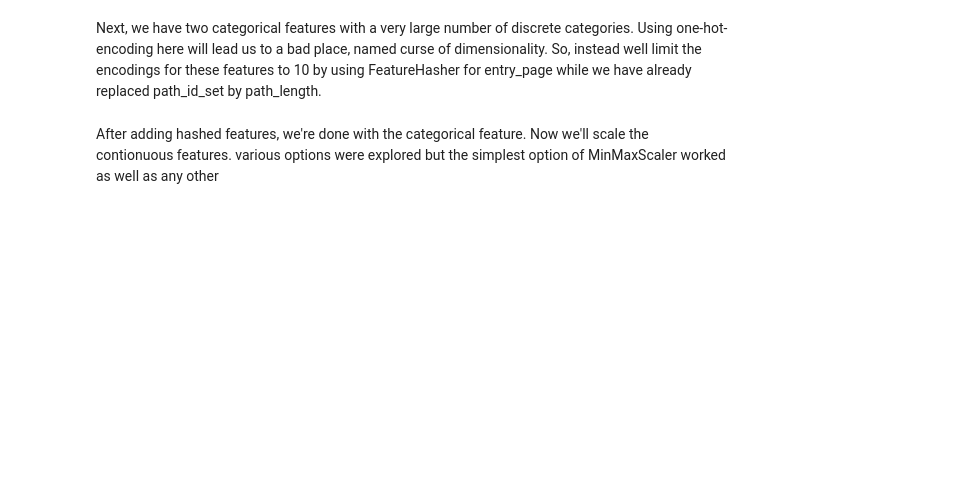
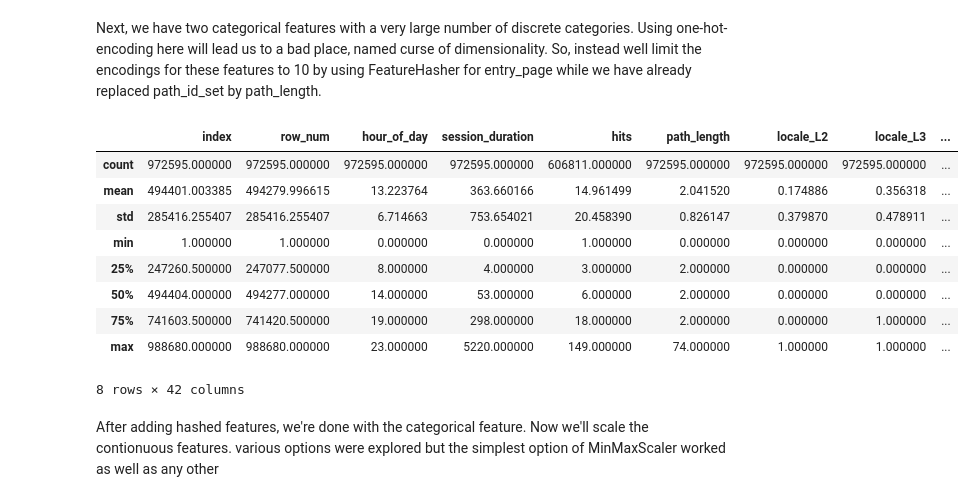
Before and after one commit to safgen/website_hits, a Jupyter notebook: data-analysis-notebook-1.ipynb, the cells around one changed output. Cells and saved outputs as stored; diff of their text form; code cells hidden in the pictures; blank space fills up the shorter version.

```diff
--- a/data-analysis-notebook-1.ipynb
+++ b/data-analysis-notebook-1.ipynb
@@ -273,7 +367,18 @@ df_encoded = pd.concat([df_encoded.drop(columns=['entry_page']), pd.DataFrame(ha
                                                                           'ep_8', 'ep_9'])], axis=1)
 # %%
 df_encoded.drop(columns=['path_id_set'], inplace=True)
-df_encoded.info()
+df_encoded.describe()
+# %% [output]
+|  | index | row_num | hour_of_day | session_duration | hits | path_length | locale_L2 | locale_L3 | ... |
+| count | 972595.000000 | 972595.000000 | 972595.000000 | 972595.000000 | 606811.000000 | 972595.000000 | 972595.000000 | 972595.000000 | ... |
+| mean | 494401.003385 | 494279.996615 | 13.223764 | 363.660166 | 14.961499 | 2.041520 | 0.174886 | 0.356318 | ... |
+| std | 285416.255407 | 285416.255407 | 6.714663 | 753.654021 | 20.458390 | 0.826147 | 0.379870 | 0.478911 | ... |
+| min | 1.000000 | 1.000000 | 0.000000 | 0.000000 | 1.000000 | 0.000000 | 0.000000 | 0.000000 | ... |
+| 25% | 247260.500000 | 247077.500000 | 8.000000 | 4.000000 | 3.000000 | 2.000000 | 0.000000 | 0.000000 | ... |
+| 50% | 494404.000000 | 494277.000000 | 14.000000 | 53.000000 | 6.000000 | 2.000000 | 0.000000 | 0.000000 | ... |
+| 75% | 741603.500000 | 741420.500000 | 19.000000 | 298.000000 | 18.000000 | 2.000000 | 0.000000 | 1.000000 | ... |
+| max | 988680.000000 | 988680.000000 | 23.000000 | 5220.000000 | 149.000000 | 74.000000 | 1.000000 | 1.000000 | ... |
+8 rows × 42 columns
 # %% [markdown]
 After adding hashed features, we're done with the categorical feature.
 Now we'll scale the contionuous features. various options were explored but the simplest option of MinMaxScaler worked as well as any other
```
Also changed, not shown: parts of 23 cells of this notebook, 3 other files.
